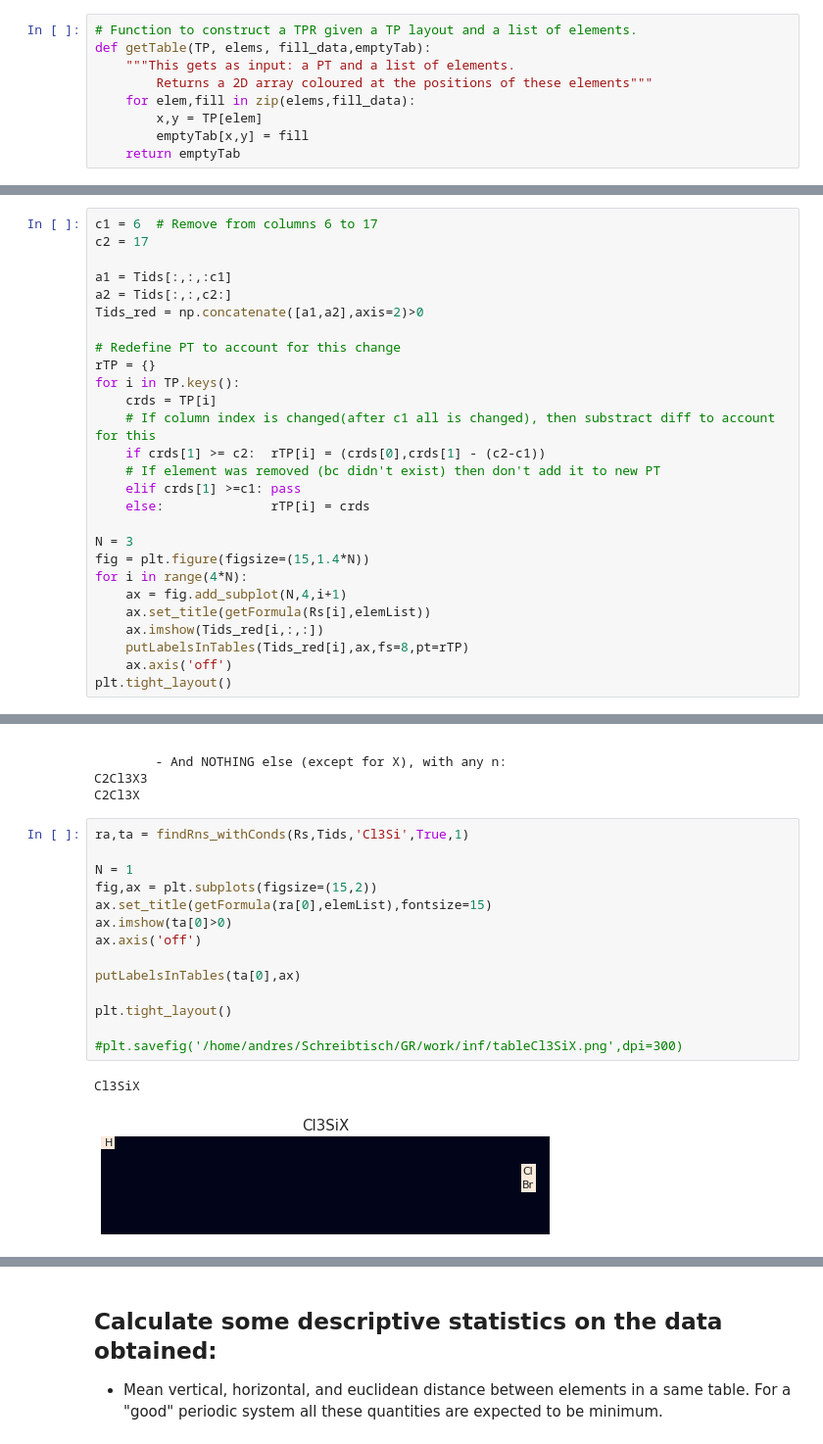
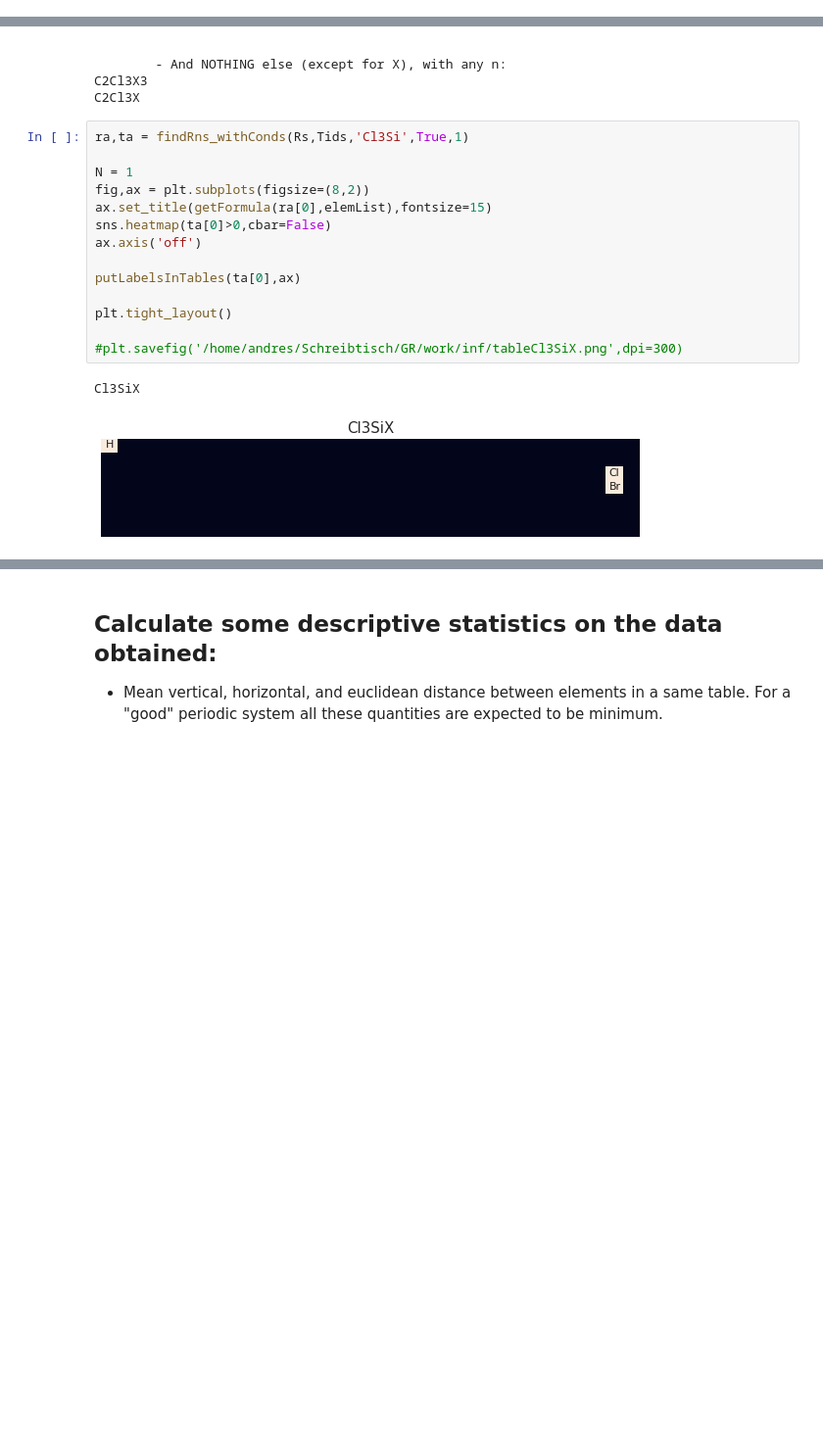
Before and after one commit to doncamilom/1868_SubstancesStudy, a Jupyter notebook: Notebooks/Analysis.ipynb, the cells around one changed output, grey strips where cells are left out. Shown: that part at 98% size. Cells and saved outputs as stored; diff of their text form; blank space fills up the shorter version.

```diff
--- a/Notebooks/Analysis.ipynb
+++ b/Notebooks/Analysis.ipynb
@@ -54,15 +44,6 @@ print(elemList[:10])
 Create an ID-->year mapping. Then create arrays for ID (using elem_list for position) and then map into years.
 
 That way you get the two arrays as usual.
-# %%
-# Function to construct a TPR given a TP layout and a list of elements.
-def getTable(TP, elems, fill_data,emptyTab):
-    """This gets as input: a PT and a list of elements.
-        Returns a 2D array coloured at the positions of these elements"""
-    for elem,fill in zip(elems,fill_data):
-        x,y = TP[elem]
-        emptyTab[x,y] = fill
-    return emptyTab
 # %%
 %%time
 
@@ -163,27 +120,0 @@ def putLabelsInTables(ta,ax,fs=11,pt=TP,pathEffects=False):
-# %%
-c1 = 6  # Remove from columns 6 to 17
-c2 = 17
-
-a1 = Tids[:,:,:c1]
-a2 = Tids[:,:,c2:]
-Tids_red = np.concatenate([a1,a2],axis=2)>0
-
-# Redefine PT to account for this change
-rTP = {}
-for i in TP.keys():
-    crds = TP[i]
-    # If column index is changed(after c1 all is changed), then substract diff to account for this
-    if crds[1] >= c2:  rTP[i] = (crds[0],crds[1] - (c2-c1))
-    # If element was removed (bc didn't exist) then don't add it to new PT
-    elif crds[1] >=c1: pass
-    else:              rTP[i] = crds
-
-N = 3
-fig = plt.figure(figsize=(15,1.4*N))
-for i in range(4*N):
-    ax = fig.add_subplot(N,4,i+1)
-    ax.set_title(getFormula(Rs[i],elemList))
-    ax.imshow(Tids_red[i,:,:])
-    putLabelsInTables(Tids_red[i],ax,fs=8,pt=rTP)
-    ax.axis('off')
-plt.tight_layout()
@@ -266,20 +193,20 @@ C2Cl3X
 # %%
 ra,ta = findRns_withConds(Rs,Tids,'Cl3Si',True,1)
 
 N = 1
-fig,ax = plt.subplots(figsize=(15,2))
+fig,ax = plt.subplots(figsize=(8,2))
 ax.set_title(getFormula(ra[0],elemList),fontsize=15)
-ax.imshow(ta[0]>0)
+sns.heatmap(ta[0]>0,cbar=False)
 ax.axis('off')
 
 putLabelsInTables(ta[0],ax)
 
 plt.tight_layout()
 
 #plt.savefig('/home/andres/Schreibtisch/GR/work/inf/tableCl3SiX.png',dpi=300)
 # %% [output]
 Cl3SiX
-[figure, old version]
+[figure, new version]
 # %%
 ra,ta = findRns_withConds(Rs,Tids, 'Cl4',True,1)
 
```
Also changed, not shown: parts of 22 cells of this notebook, 21 other files.
